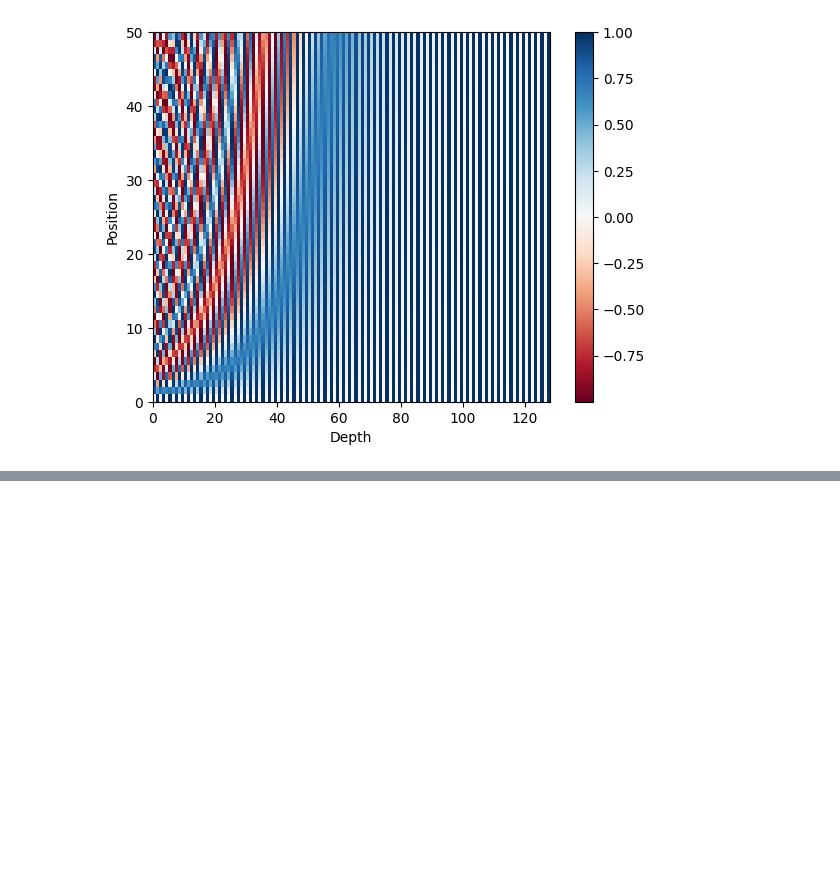
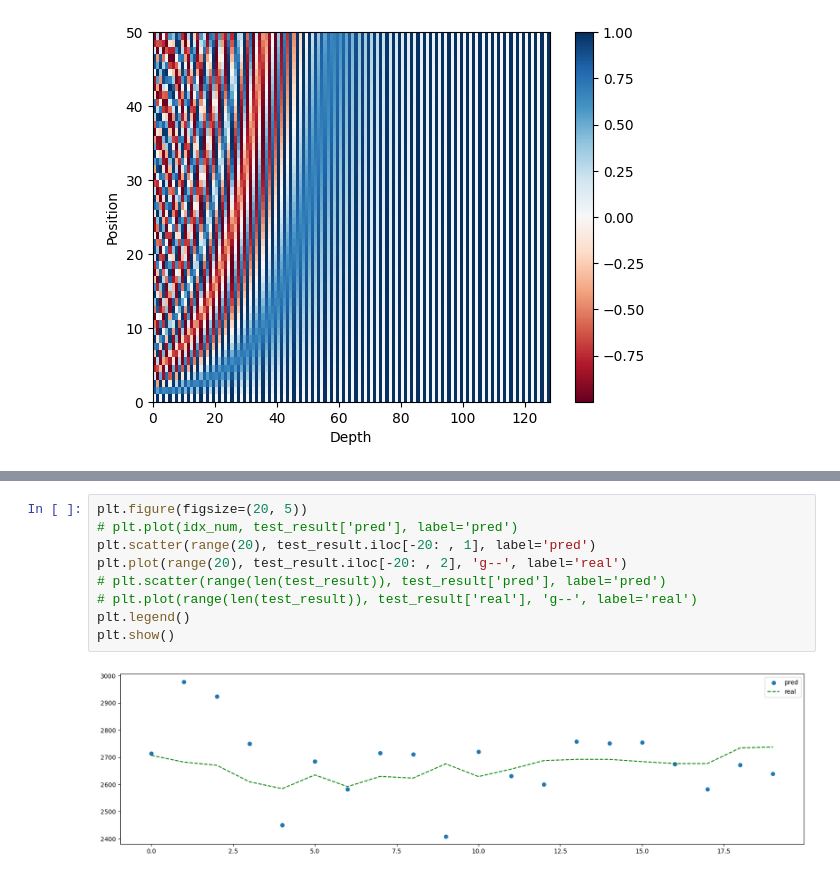
Before and after one commit to alan-kwak/CAIO6_team11, a Jupyter notebook: transformer_kospi_only_window_input.ipynb, the cells around one changed output, grey strips where cells are left out. Cells and saved outputs as stored; diff of their text form; blank space fills up the shorter version.

```diff
--- a/transformer_kospi_only_window_input.ipynb
+++ b/transformer_kospi_only_window_input.ipynb
@@ -275,0 +644,11 @@ tensor([1., 2.], grad_fn=<MeanBackward1>)
+# %%
+plt.figure(figsize=(20, 5))
+# plt.plot(idx_num, test_result['pred'], label='pred')
+plt.scatter(range(20), test_result.iloc[-20: , 1], label='pred')
+plt.plot(range(20), test_result.iloc[-20: , 2], 'g--', label='real')
+# plt.scatter(range(len(test_result)), test_result['pred'], label='pred')
+# plt.plot(range(len(test_result)), test_result['real'], 'g--', label='real')
+plt.legend()
+plt.show()
+# %% [output]
+[figure, added]
```
Also changed, not shown: parts of 50 cells of this notebook, 1 other file.
